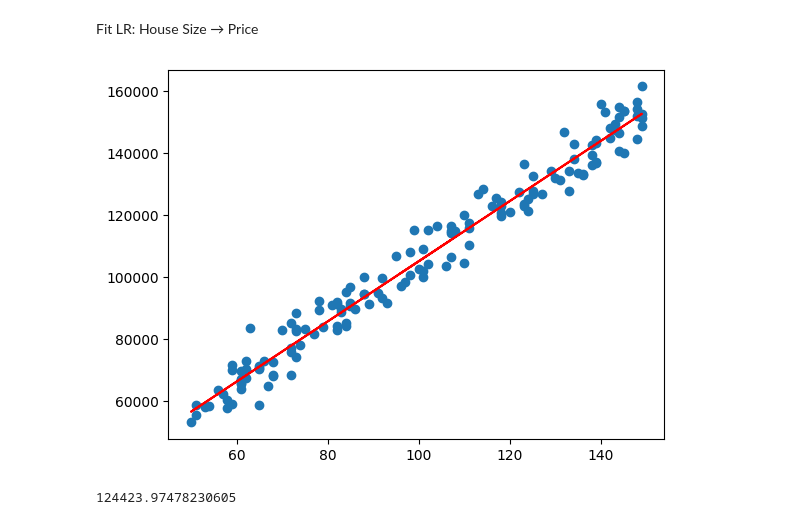
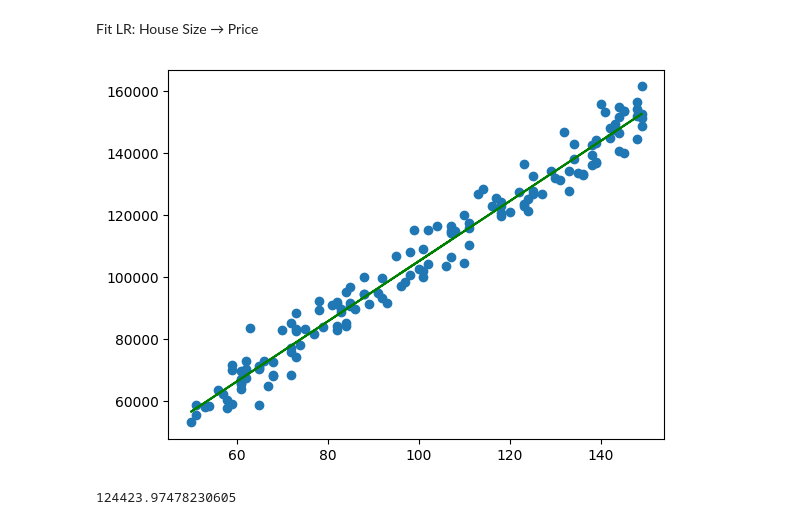
Before and after one commit to YUVASHRI-25/linear-regression, a Jupyter notebook: code.ipynb, the cells around one changed output. Drawn from its saved outputs; the diff is of its cells as text; code cells hidden in the pictures.

```diff
--- a/code.ipynb
+++ b/code.ipynb
@@ -34,13 +35,13 @@ Fit LR: House Size → Price
 # %%
 df1=pd.read_csv("house_price_size_150.csv")
 model_2=LinearRegression()
 model_2.fit(df1[["size_m2"]],df1["price"])
 y2_pred=model_2.predict(df1[["size_m2"]])
 plt.scatter(df1["size_m2"],df1["price"])
-plt.plot(df1["size_m2"],y2_pred,color="red")
+plt.plot(df1["size_m2"],y2_pred,color="green")
 plt.show()
 # %% [output]
-[figure, old version]
+[figure, new version]
 # %%
 pred_2=model_2.predict([[120]])
 print(pred_2[0])
```
Also changed, not shown: parts of 3 cells of this notebook.
